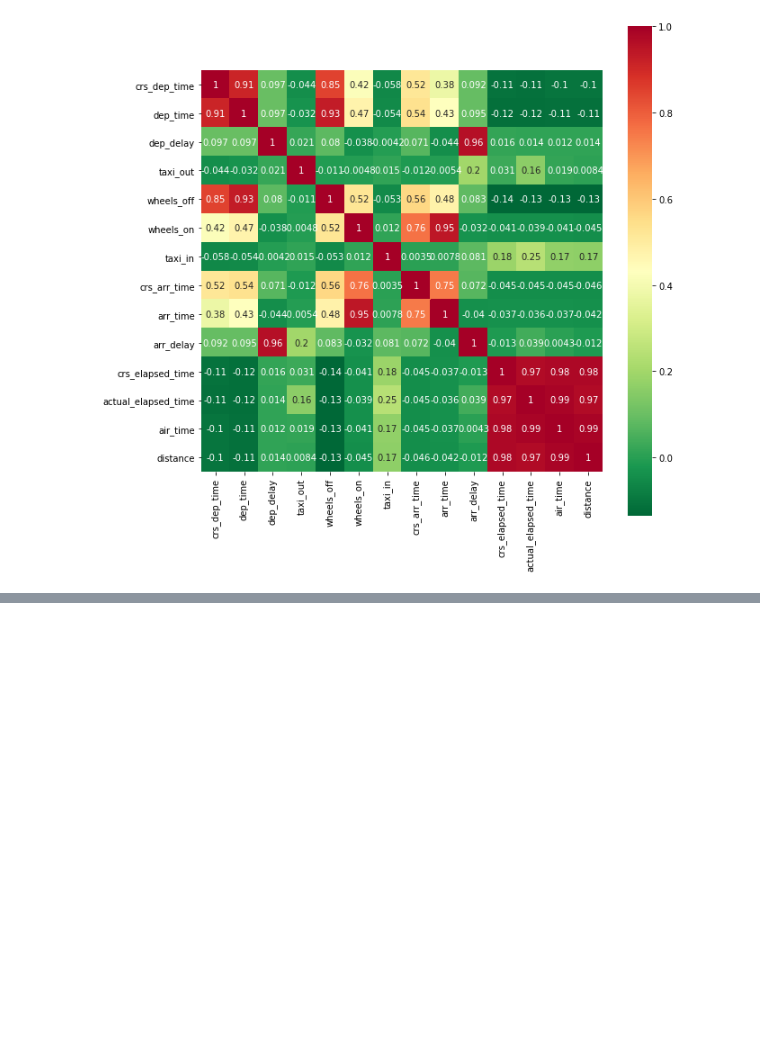
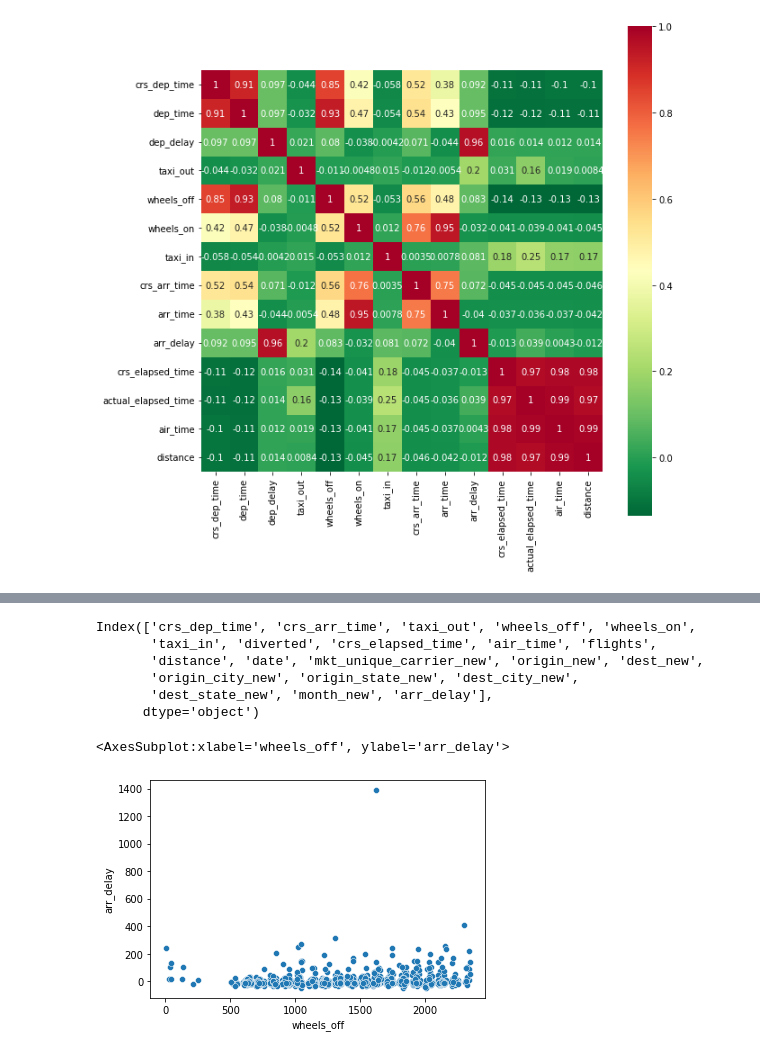
Before and after one commit to ShilpiST/LHL-Mid-Term_Flights, a Jupyter notebook: Modeling the Flights data-Copy1.ipynb, the cells around one changed output, grey strips where cells are left out. Drawn from its saved outputs; the diff is of its cells as text; code cells hidden in the pictures; blank space fills up the shorter version.

```diff
--- a/Modeling the Flights data-Copy1.ipynb
+++ b/Modeling the Flights data-Copy1.ipynb
@@ -829,0 +1156,14 @@ g = sns.heatmap(corr_col.corr(),annot=True,cmap="RdYlGn_r", square = True)
+# %%
+df_model.columns
+# %% [output]
+Index(['crs_dep_time', 'crs_arr_time', 'taxi_out', 'wheels_off', 'wheels_on',
+       'taxi_in', 'diverted', 'crs_elapsed_time', 'air_time', 'flights',
+       'distance', 'date', 'mkt_unique_carrier_new', 'origin_new', 'dest_new',
+       'origin_city_new', 'origin_state_new', 'dest_city_new',
+       'dest_state_new', 'month_new', 'arr_delay'],
+      dtype='object')
+# %%
+sns.scatterplot(x=df['wheels_off'] , y=df['arr_delay'], data = df)
+# %% [output]
+<AxesSubplot:xlabel='wheels_off', ylabel='arr_delay'>
+[figure, added]
```
Also changed, not shown: parts of 79 cells of this notebook.
